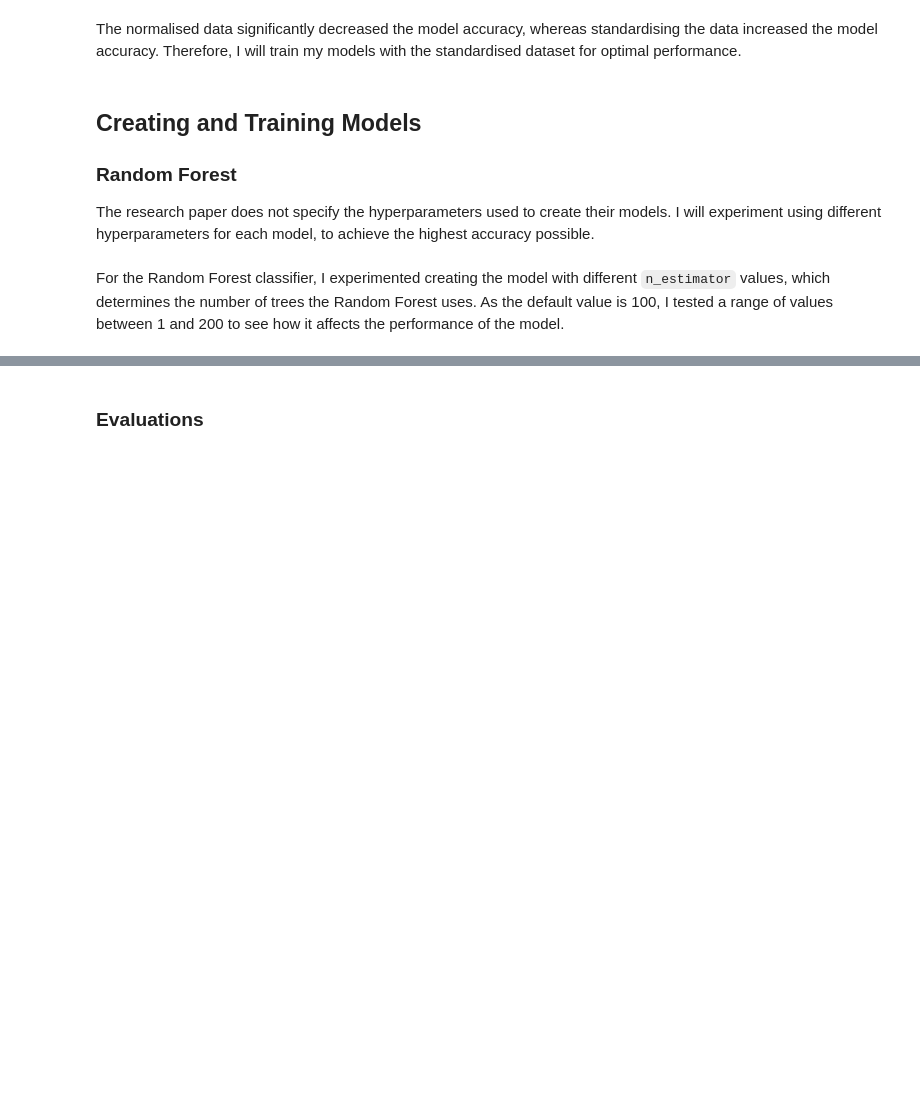
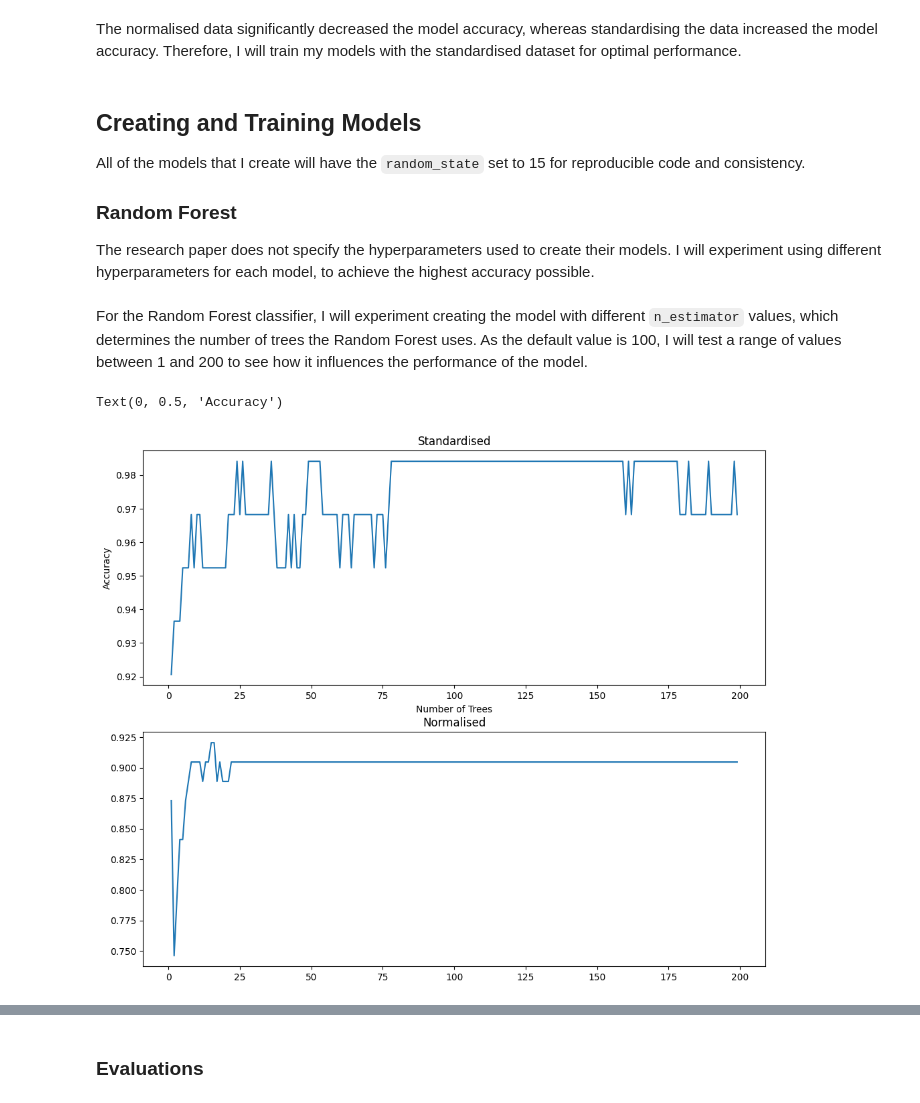
Before and after one commit to kaylamasson/CM3151-machine-learning-kaylamasson, a Jupyter notebook: seeds_classification.ipynb, the cells around one changed output, grey strips where cells are left out. Drawn from its saved outputs; the diff is of its cells as text; code cells hidden in the pictures; blank space fills up the shorter version.

```diff
--- a/seeds_classification.ipynb
+++ b/seeds_classification.ipynb
@@ -354,8 +374,9 @@ The normalised data significantly decreased the model accuracy, whereas standard
 # %% [markdown]
 ## Creating and Training Models
 
+All of the models that I create will have the `random_state` set to 15 for reproducible code and consistency.
 ### Random Forest
 
 The research paper does not specify the hyperparameters used to create their models. I will experiment using different hyperparameters for each model, to achieve the highest accuracy possible.
 # %% [markdown]
-For the Random Forest classifier, I experimented creating the model with different `n_estimator` values, which determines the number of trees the Random Forest uses. As the default value is 100, I tested a range of values between 1 and 200 to see how it affects the performance of the model.
+For the Random Forest classifier, I will experiment creating the model with different `n_estimator` values, which determines the number of trees the Random Forest uses. As the default value is 100, I will test a range of values between 1 and 200 to see how it influences the performance of the model.
@@ -361,0 +421,29 @@ For the Random Forest classifier, I experimented creating the model with differe
+# %%
+#create a function to create the accuracy graph to minimise code repetition
+plt.figure(figsize=(12,10))
+
+def accuracy_graph(results, x_column, y_column):
+    ax = sns.lineplot(data=results, x=x_column, y=y_column)
+    return ax
+
+#store results in a dataframe to create graph
+standardised_rf_results = pd.DataFrame(data=standardised_accuracy, columns=['n_estimator_values','standardised_accuracy_list'])
+normalised_rf_results = pd.DataFrame(data=normalised_accuracy, columns=['n_estimator_values', 'normalised_accuracy_list'])
+
+#call function to create graph for accuracy
+plt.subplot(2,1,1)
+
+standardised_graph = accuracy_graph(standardised_rf_results, n_estimator_values, standardised_accuracy_list)
+plt.title('Standardised')
+
+plt.subplot(2,1,2)
+
+normalised_graph = accuracy_graph(normalised_rf_results, n_estimator_values, normalised_accuracy_list)
+plt.title('Normalised')
+
+#set x and y labels
+standardised_graph.set_xlabel('Number of Trees')
+standardised_graph.set_ylabel('Accuracy')
+# %% [output]
+Text(0, 0.5, 'Accuracy')
+[figure, added]
```
Also changed, not shown: parts of 66 cells of this notebook.
